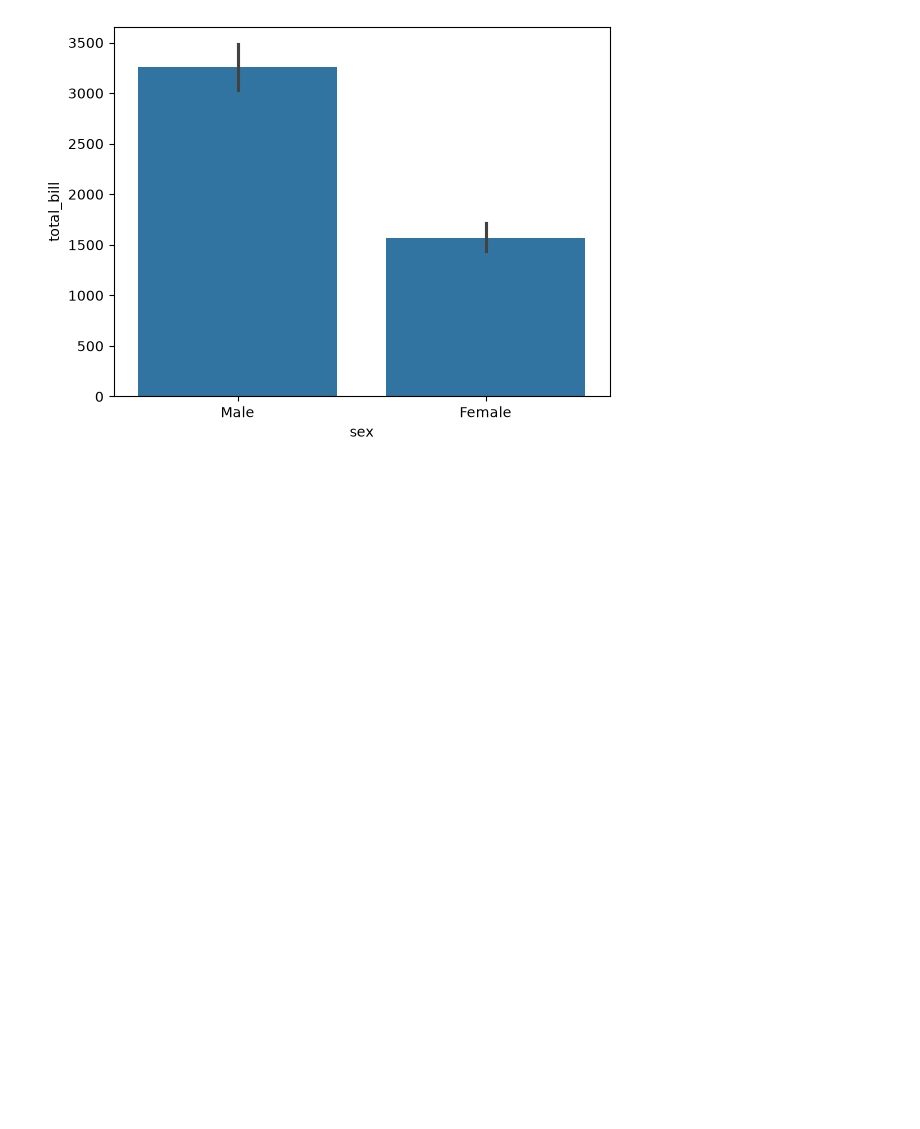
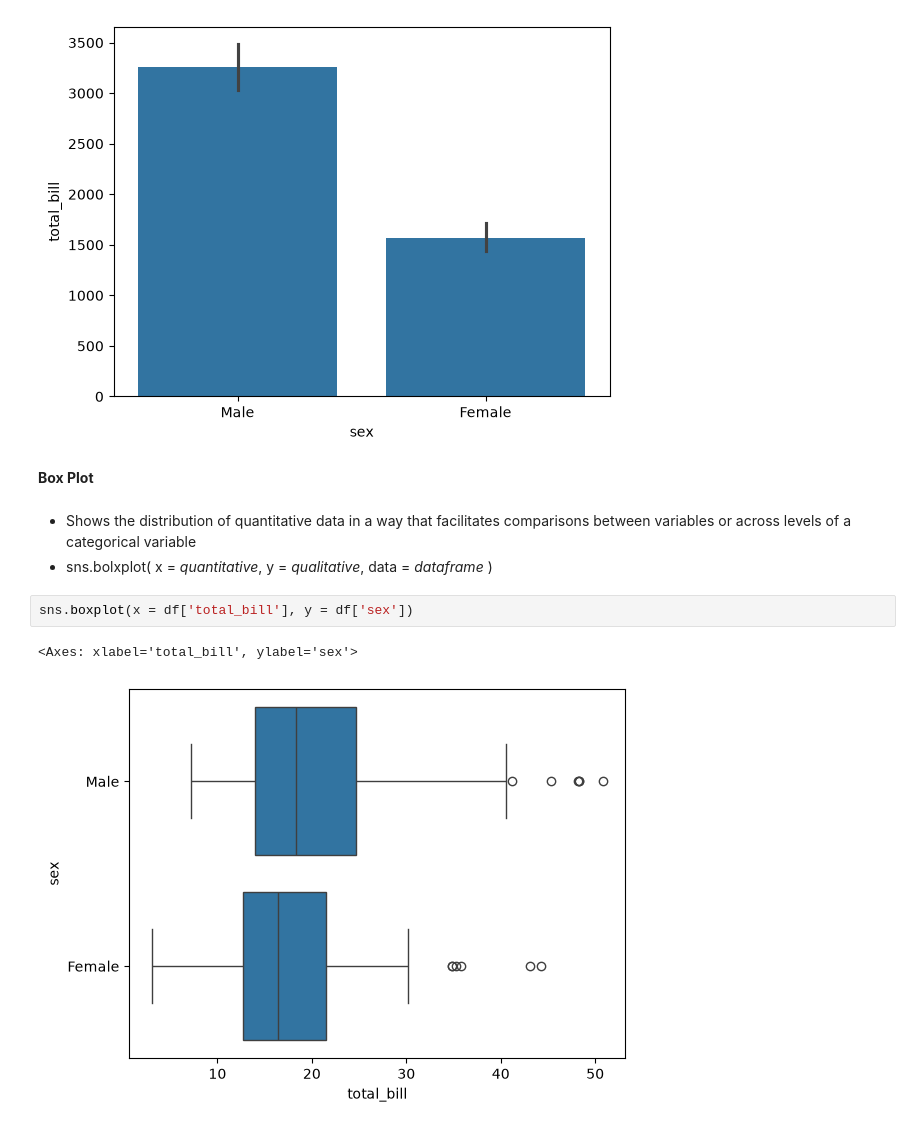
Before and after one commit to praful011-nep/ML-Playground, a Jupyter notebook: Data_Visualization/Seaborn/Categorical_plot.ipynb, the cells around one changed output. Saved outputs shown, nothing was run; the diff lists cells and outputs as text; blank space fills up the shorter version.

Commit message:
Implementation of Box Plot

```diff
--- a/Data_Visualization/Seaborn/Categorical_plot.ipynb
+++ b/Data_Visualization/Seaborn/Categorical_plot.ipynb
@@ -90,3 +90,13 @@ sns.barplot(
 # %% [output]
 <Axes: xlabel='sex', ylabel='total_bill'>
 [figure]
+# %% [markdown]
+**Box Plot**
+# %% [markdown]
+* Shows the distribution of quantitative data in a way that facilitates comparisons between variables or across levels of a categorical variable
+* sns.bolxplot( x = *quantitative*, y = *qualitative*, data = *dataframe* )
+# %%
+sns.boxplot(x = df['total_bill'], y = df['sex'])
+# %% [output]
+<Axes: xlabel='total_bill', ylabel='sex'>
+[figure, added]
```
Also changed, not shown: parts of 1 cell of this notebook.
